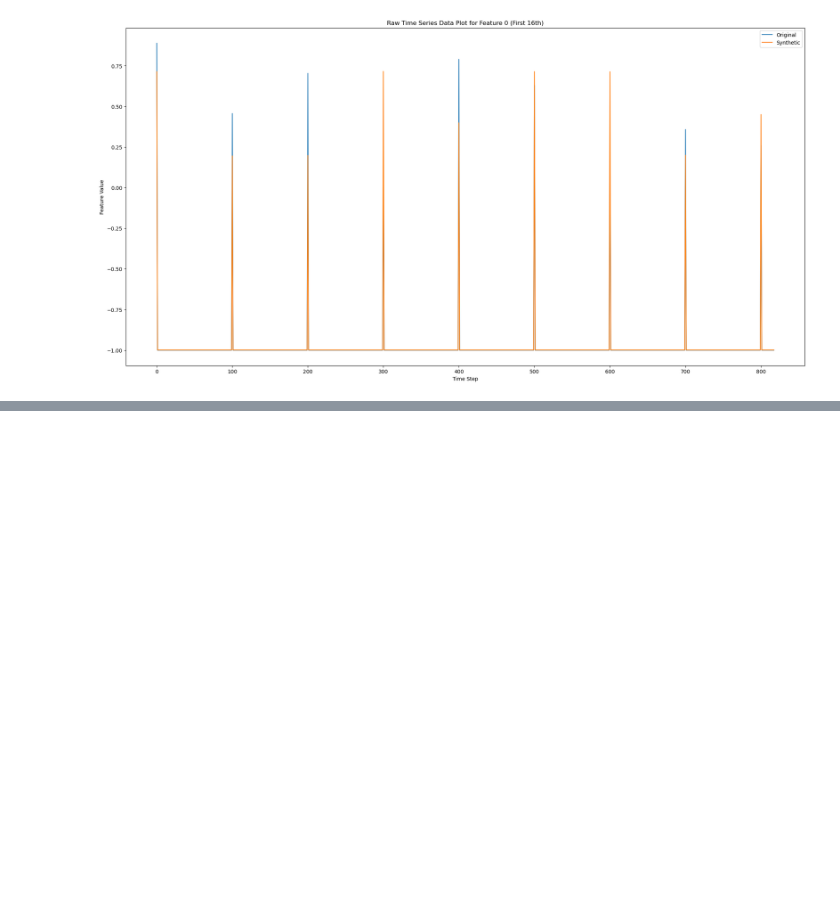
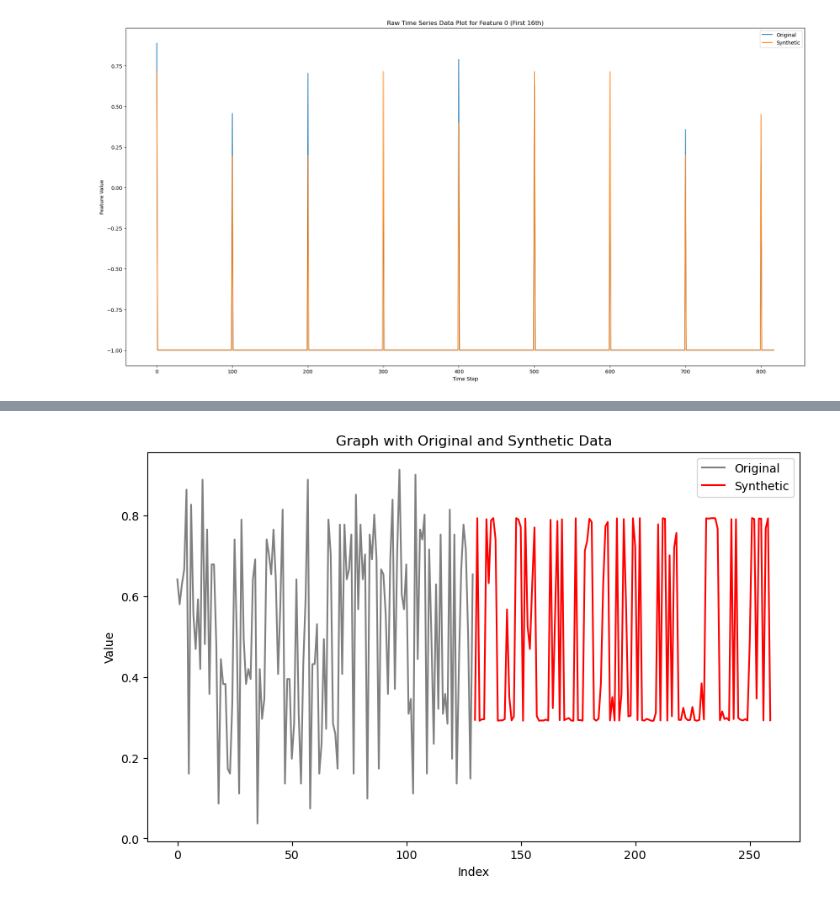
Before and after one commit to H0wl3r2001/timegan-pytorch, a Jupyter notebook: visualization.ipynb, the cells around one changed output, grey strips where cells are left out. Saved outputs shown, nothing was run; the diff lists cells and outputs as text; code cells hidden in the pictures; blank space fills up the shorter version.

```diff
--- a/visualization.ipynb
+++ b/visualization.ipynb
@@ -161,0 +187,45 @@ plt.show()  # Display the plot
+# %%
+import pickle
+import pandas as pd
+import matplotlib.pyplot as plt
+
+def prepare_data(train, test):
+    # Prepare DataFrame for original data (train) and synthetic data (test)
+    new_train = pd.DataFrame({'idx': range(len(train)), 'val': train[:, 0, 0]})
+    new_test = pd.DataFrame({'idx': range(len(train), len(train) + len(test)), 'val': test[:, 0, 0]})
+
+    return new_train, new_test
+
+# Load original and synthetic data
+path = "output/test"
+
+with open(f"{path}/train_data.pickle", "rb") as fb:
+    ori_data = pickle.load(fb)
+
+with open(f"{path}/fake_data.pickle", "rb") as fb:
+    fake_data = pickle.load(fb)
+
+# Prepare DataFrames for plotting
+df_original, df_synthetic = prepare_data(ori_data, fake_data)
+
+# Plotting both graphs
+plt.figure(figsize=(10, 6))
+
+# Plot original data in gray
+plt.plot(df_original['idx'], df_original['val'], color='gray', label='Original')
+
+# Plot synthetic data in red
+plt.plot(df_synthetic['idx'], df_synthetic['val'], color='red', label='Synthetic')
+
+# Set plot labels and title
+plt.xlabel('Index')
+plt.ylabel('Value')
+plt.title('Graph with Original and Synthetic Data')
+
+# Add legend
+plt.legend()
+
+# Show plot
+plt.show()
+# %% [output]
+[figure, added]
```
Also changed, not shown: parts of 4 cells of this notebook, 10 other files.
